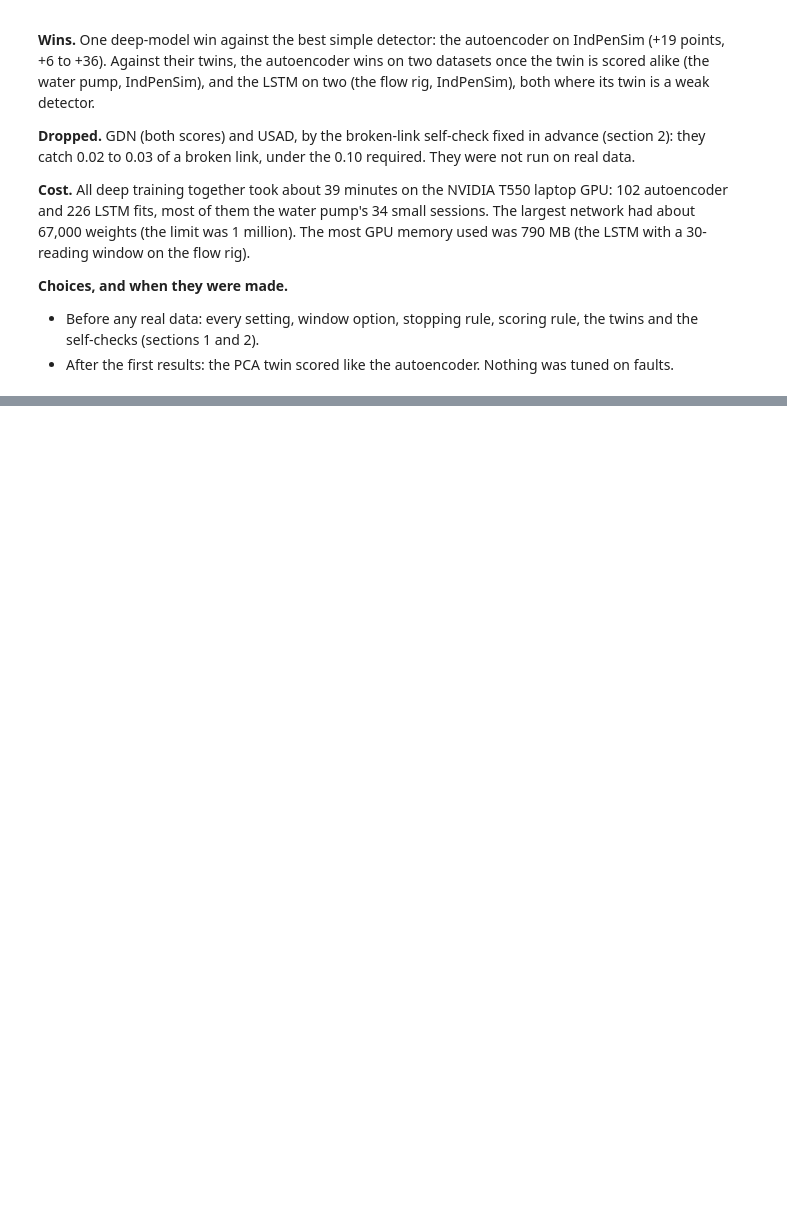
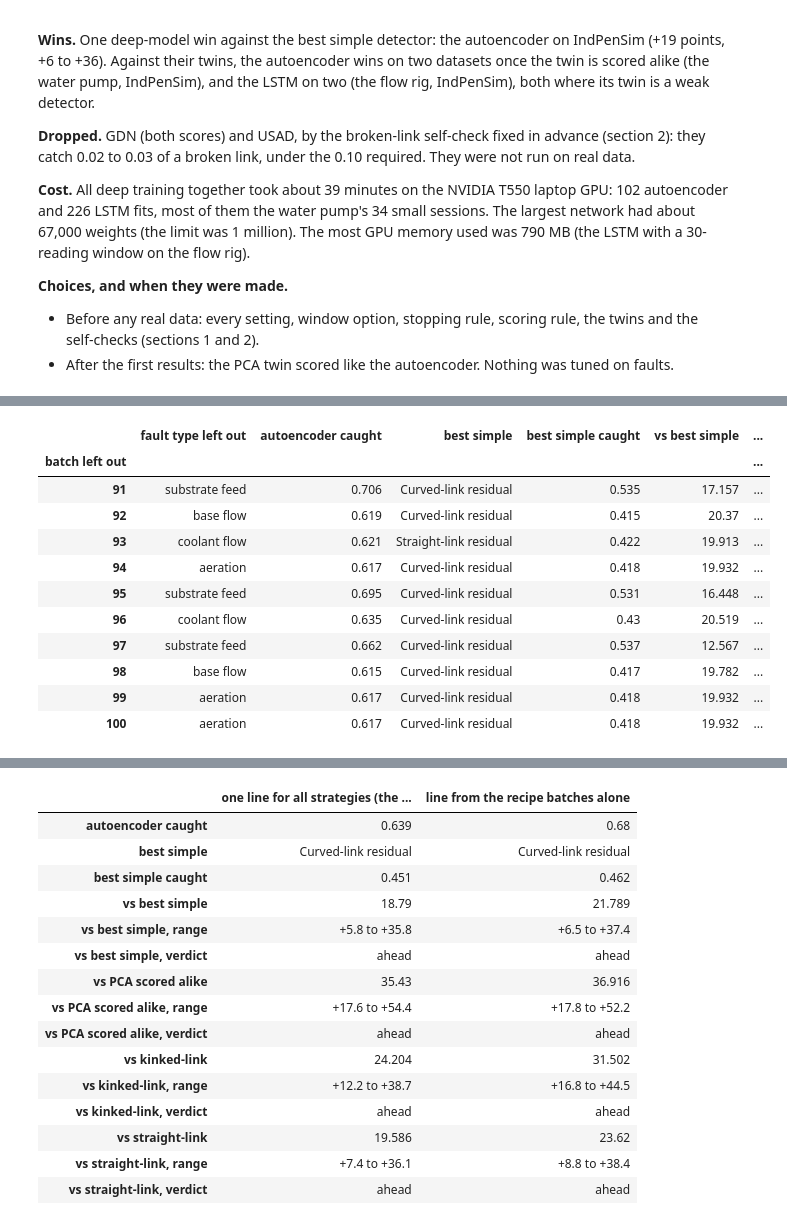
Before and after one commit to NeerajGit16/deep-learning-in-anomaly-detection, a Jupyter notebook: anomaly_lab/09_deep_models.ipynb, the cells around one changed output, grey strips where cells are left out. Drawn from its saved outputs; the diff is of its cells as text; code cells hidden in the pictures; blank space fills up the shorter version.

```diff
--- a/anomaly_lab/09_deep_models.ipynb
+++ b/anomaly_lab/09_deep_models.ipynb
@@ -436,0 +532,18 @@ deep.overview_plot(overview);
+# %%
+display(followup.ips_leave_one_out()[["fault type left out", "autoencoder caught", "best simple", "best simple caught",
+                                       "vs best simple", "vs best simple, range", "vs best simple, verdict"]])
+display(followup.ips_per_seed())
+followup.ips_summary().T
+# %% [output]
+|  | fault type left out | autoencoder caught | best simple | best simple caught | vs best simple | ... |
+| batch left out |  |  |  |  |  | ... |
+| 91 | substrate feed | 0.706 | Curved-link residual | 0.535 | 17.157 | ... |
+| 92 | base flow | 0.619 | Curved-link residual | 0.415 | 20.37 | ... |
+| 93 | coolant flow | 0.621 | Straight-link residual | 0.422 | 19.913 | ... |
+| 94 | aeration | 0.617 | Curved-link residual | 0.418 | 19.932 | ... |
+| 95 | substrate feed | 0.695 | Curved-link residual | 0.531 | 16.448 | ... |
+| 96 | coolant flow | 0.635 | Curved-link residual | 0.43 | 20.519 | ... |
+| 97 | substrate feed | 0.662 | Curved-link residual | 0.537 | 12.567 | ... |
+| 98 | base flow | 0.615 | Curved-link residual | 0.417 | 19.782 | ... |
+| 99 | aeration | 0.617 | Curved-link residual | 0.418 | 19.932 | ... |
+| 100 | aeration | 0.617 | Curved-link residual | 0.418 | 19.932 | ... |
@@ -436,0 +555,16 @@ deep.overview_plot(overview);
+|  | one line for all strategies (the ... | line from the recipe batches alone |
+| autoencoder caught | 0.639 | 0.68 |
+| best simple | Curved-link residual | Curved-link residual |
+| best simple caught | 0.451 | 0.462 |
+| vs best simple | 18.79 | 21.789 |
+| vs best simple, range | +5.8 to +35.8 | +6.5 to +37.4 |
+| vs best simple, verdict | ahead | ahead |
+| vs PCA scored alike | 35.43 | 36.916 |
+| vs PCA scored alike, range | +17.6 to +54.4 | +17.8 to +52.2 |
+| vs PCA scored alike, verdict | ahead | ahead |
+| vs kinked-link | 24.204 | 31.502 |
+| vs kinked-link, range | +12.2 to +38.7 | +16.8 to +44.5 |
+| vs kinked-link, verdict | ahead | ahead |
+| vs straight-link | 19.586 | 23.62 |
+| vs straight-link, range | +7.4 to +36.1 | +8.8 to +38.4 |
+| vs straight-link, verdict | ahead | ahead |
```
Also changed, not shown: parts of 16 cells of this notebook, 3 other files.
